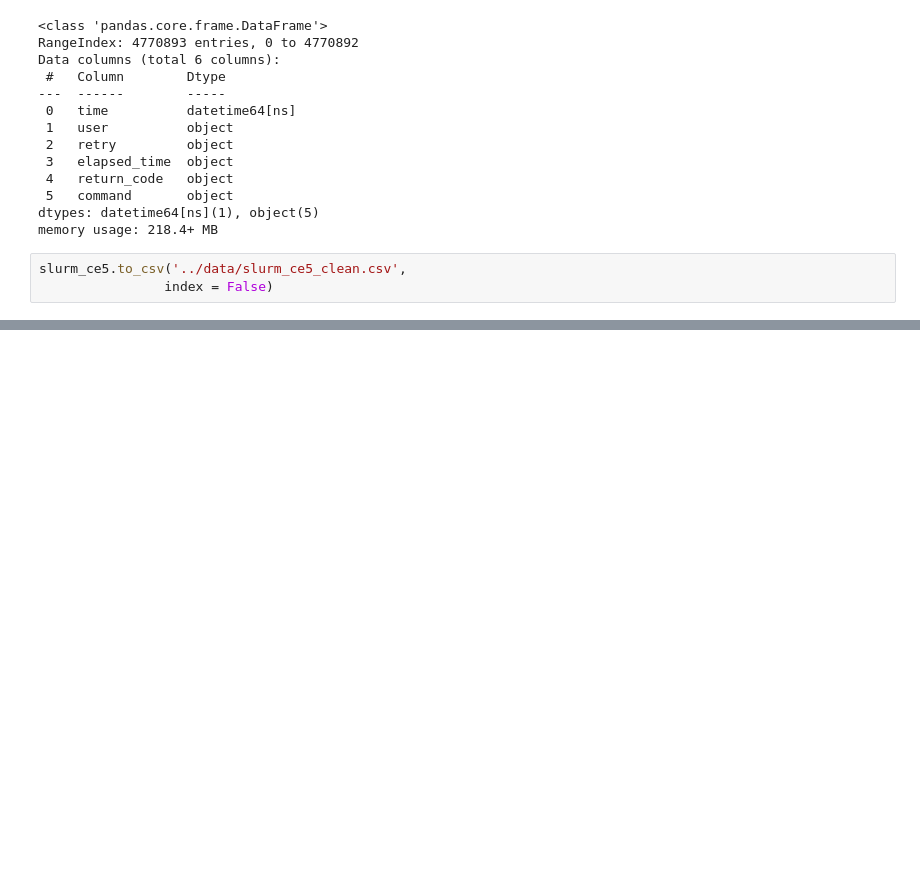
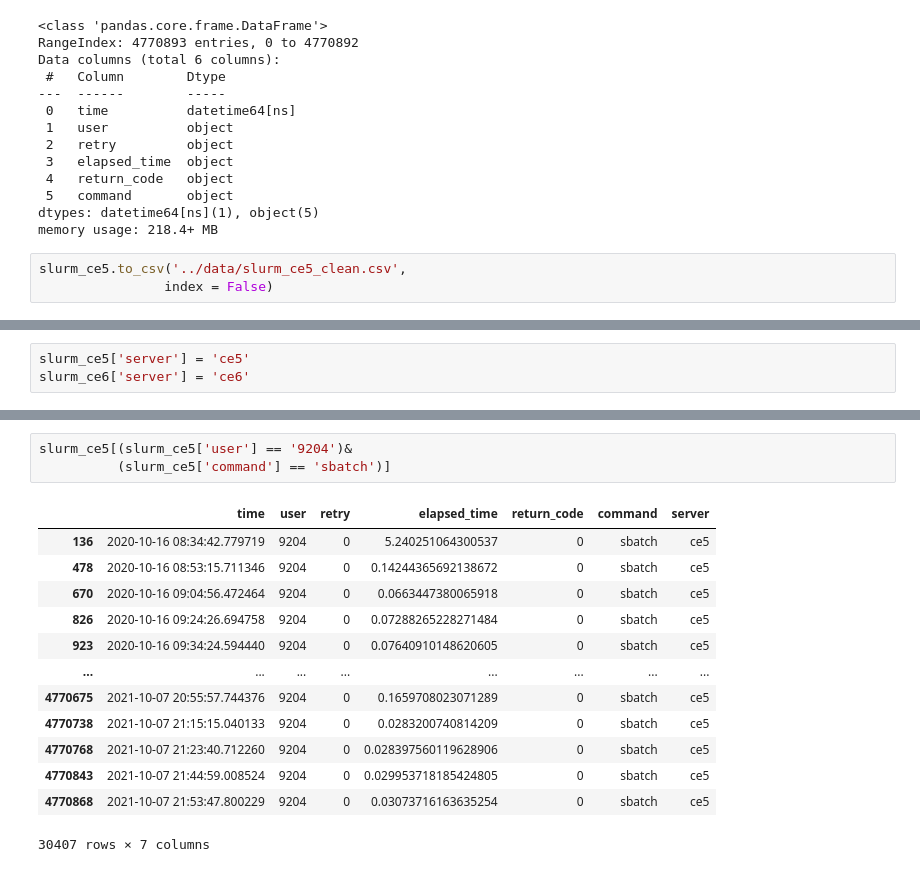
Before and after one commit to nedatahe/accre-candy-corn, a Jupyter notebook: notebooks/slurm_cleaning_and_exploration_cm_2.ipynb, the cells around one changed output, grey strips where cells are left out. Cells and saved outputs as stored; diff of their text form; blank space fills up the shorter version.

```diff
--- a/notebooks/slurm_cleaning_and_exploration_cm_2.ipynb
+++ b/notebooks/slurm_cleaning_and_exploration_cm_2.ipynb
@@ -66,0 +131,3 @@ slurm_ce5.to_csv('../data/slurm_ce5_clean.csv',
+# %%
+slurm_ce5['server'] = 'ce5'
+slurm_ce6['server'] = 'ce6'
@@ -66,0 +222,17 @@ slurm_ce5.to_csv('../data/slurm_ce5_clean.csv',
+# %%
+slurm_ce5[(slurm_ce5['user'] == '9204')&
+          (slurm_ce5['command'] == 'sbatch')]
+# %% [output]
+|  | time | user | retry | elapsed_time | return_code | command | server |
+| 136 | 2020-10-16 08:34:42.779719 | 9204 | 0 | 5.240251064300537 | 0 | sbatch | ce5 |
+| 478 | 2020-10-16 08:53:15.711346 | 9204 | 0 | 0.14244365692138672 | 0 | sbatch | ce5 |
+| 670 | 2020-10-16 09:04:56.472464 | 9204 | 0 | 0.0663447380065918 | 0 | sbatch | ce5 |
+| 826 | 2020-10-16 09:24:26.694758 | 9204 | 0 | 0.07288265228271484 | 0 | sbatch | ce5 |
+| 923 | 2020-10-16 09:34:24.594440 | 9204 | 0 | 0.07640910148620605 | 0 | sbatch | ce5 |
+| ... | ... | ... | ... | ... | ... | ... | ... |
+| 4770675 | 2021-10-07 20:55:57.744376 | 9204 | 0 | 0.1659708023071289 | 0 | sbatch | ce5 |
+| 4770738 | 2021-10-07 21:15:15.040133 | 9204 | 0 | 0.0283200740814209 | 0 | sbatch | ce5 |
+| 4770768 | 2021-10-07 21:23:40.712260 | 9204 | 0 | 0.028397560119628906 | 0 | sbatch | ce5 |
+| 4770843 | 2021-10-07 21:44:59.008524 | 9204 | 0 | 0.029953718185424805 | 0 | sbatch | ce5 |
+| 4770868 | 2021-10-07 21:53:47.800229 | 9204 | 0 | 0.03073716163635254 | 0 | sbatch | ce5 |
+30407 rows × 7 columns
```
Also changed, not shown: parts of 12 cells of this notebook, 1 other file.
